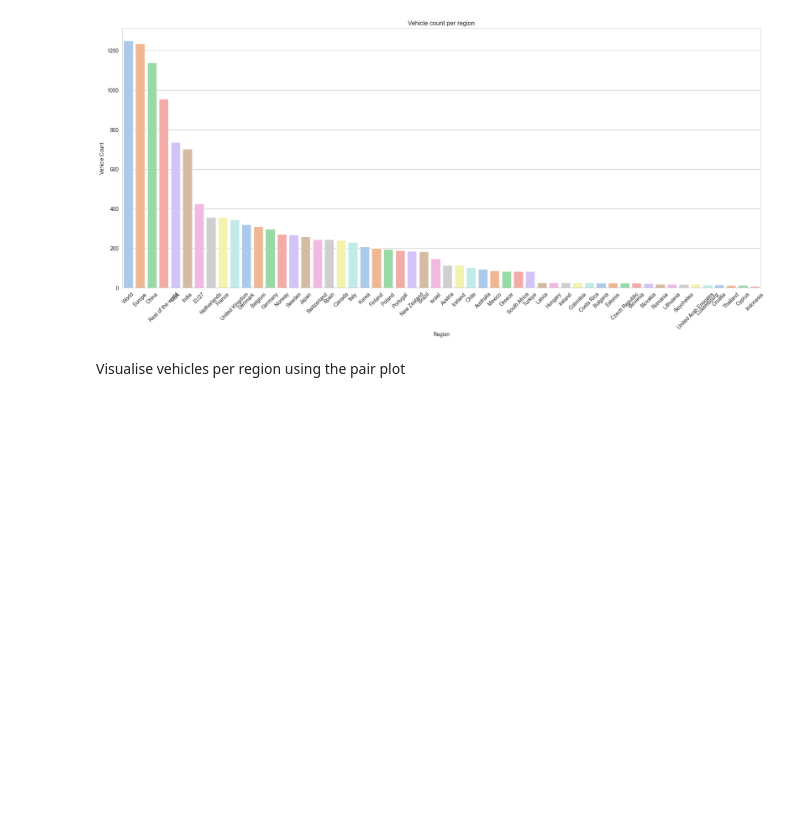
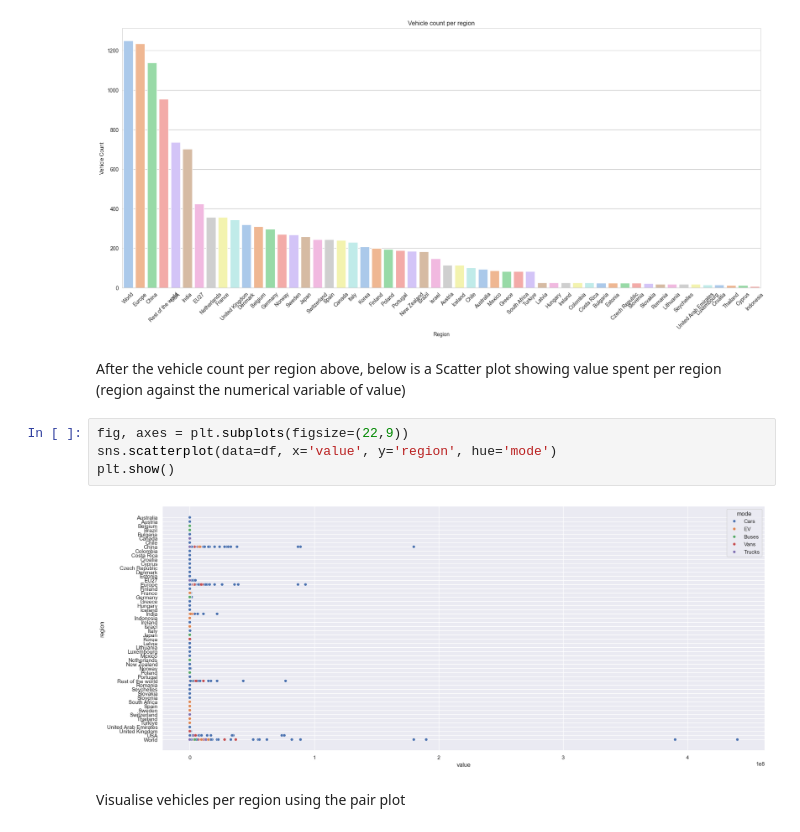
Before and after one commit to Emmanuel913-sketch/Global-Electric-Vehicle-sales-trends-from-2010-2024, a Jupyter notebook: jupyter_notebooks/visualisations.ipynb, the cells around one changed output. Drawn from its saved outputs; the diff is of its cells as text; blank space fills up the shorter version.

```diff
--- a/jupyter_notebooks/visualisations.ipynb
+++ b/jupyter_notebooks/visualisations.ipynb
@@ -133,6 +133,14 @@ Passing `palette` without assigning `hue` is deprecated and will be removed in v
 The palette list has fewer values (10) than needed (54) and will cycle, which may produce an uninterpretable plot.
   sns.barplot(y="count", x="region", data=vehicle_count_per_region, palette=sns.color_palette("pastel"))
 [figure]
+# %% [markdown]
+After the vehicle count per region above, below is a Scatter plot showing value spent per region (region against the numerical variable of value)
+# %%
+fig, axes = plt.subplots(figsize=(22,9))
+sns.scatterplot(data=df, x='value', y='region', hue='mode')
+plt.show()
+# %% [output]
+[figure, added]
 # %% [markdown]
 Visualise vehicles per region using the pair plot
 # %%
```
Also changed, not shown: parts of 18 cells of this notebook.
